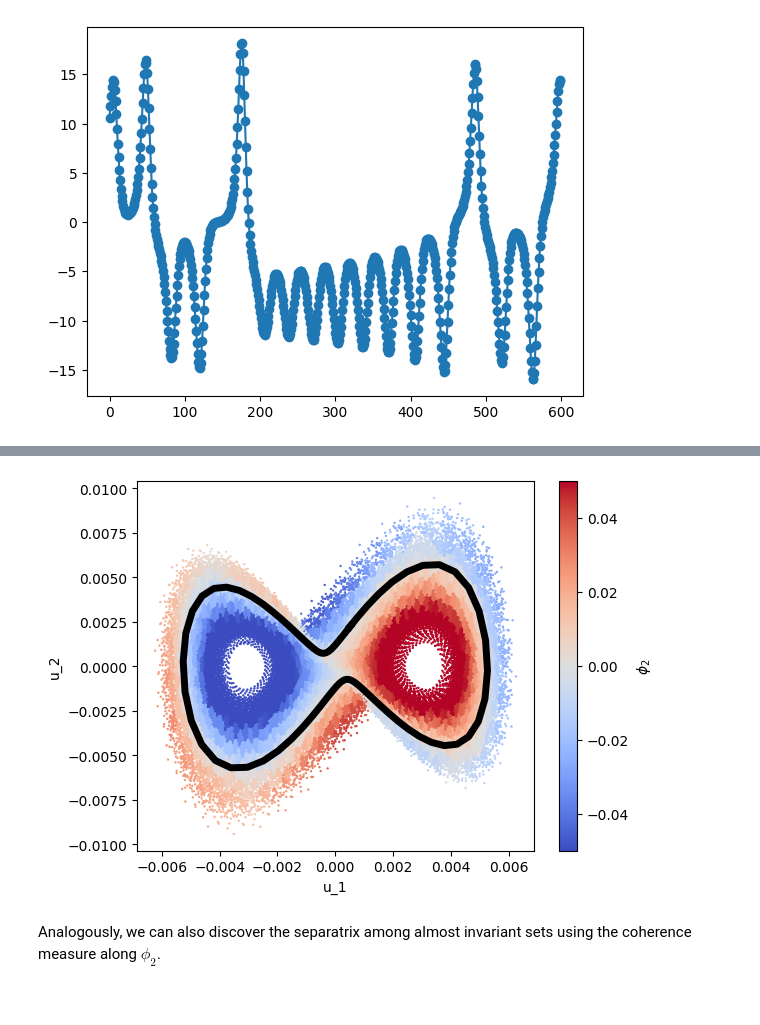
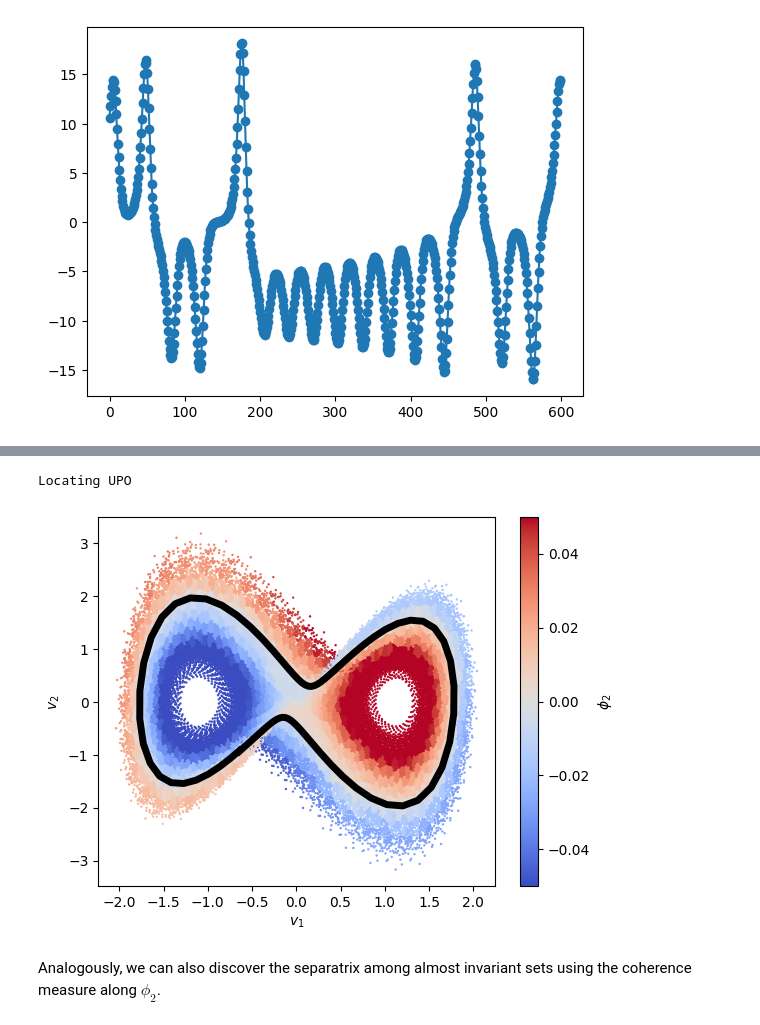
Before and after one commit to AntonioCCosta/DPG_PhysicsBehavior_2026, a Jupyter notebook: notebooks/notebook_3_Lorenz.ipynb, the cells around one changed output, grey strips where cells are left out. Saved outputs shown, nothing was run; the diff lists cells and outputs as text; code cells hidden in the pictures.

```diff
--- a/notebooks/notebook_3_Lorenz.ipynb
+++ b/notebooks/notebook_3_Lorenz.ipynb
@@ -316,5 +323,21 @@ traj_matrix = embed.trajectory_matrix(ma.masked_invalid(X),K=K_star-1)
 # %%
+print('Delay embedding')
+K_star=10
+traj_matrix = embed.trajectory_matrix(ma.masked_invalid(X),K=K_star-1)
+
+print('Partitioning reconstructed state space')
 N=1000
 #labels_all is an array with the partition that each point in the time series belongs to
 #centers is the centroid of each k-means cluster
 labels_all,centers = cl.kmeans_partition(traj_matrix,N,batchsize=50000,return_centers=True)
+
+print('Estimating the slow mode of the inferred Markov chain')
+delay=10
+P_emp = op_calc.transition_matrix(labels_all,delay)
+R = op_calc.get_reversible_transition_matrix(P_emp)
+eigvals_emp,eigvecs_emp = op_calc.sorted_spectrum(R,k=5)
+eigvecs_emp = eigvecs_emp.real
+eigvecs_emp = eigvecs_emp/np.linalg.norm(eigvecs_emp,axis=0)
+phi2_emp = eigvecs_emp[:,1]
+phi2_traj = ma.masked_invalid(phi2_emp)[labels_all]
+phi2_traj[labels_all.mask]=ma.masked
@@ -333 +350,10 @@ To visualize the trajectory matrix, we will project into 2 dimensions using sing
+# %%
+from sklearn.decomposition import PCA
+
+# Centering is handled by PCA
+pca = PCA(whiten=True,n_components=3)
+sel = ~np.any(traj_matrix.mask,axis=1)
+phspace = ma.zeros((traj_matrix.shape[0],3))
+phspace[sel] = pca.fit_transform(traj_matrix[sel])
+phspace[~sel] = ma.masked
 # %%
@@ -348,26 +371,31 @@ As before, we can identify the UPO that corresponds to the separatrix of the dyn
 # %%
 from scipy.signal import find_peaks
 
-eps = .3
+print('Locating UPO')
+#We locate the UPO by looking for recurrences in the state space
+#Recurrences are identifies by searching for peaks in 1/(||x(t+tau)-x(t)||)^2
+eps = .03
 windows = []
 wsizes = []
-for t_idx in np.random.randint(0,len(tseries)-1000,100000):
-    dist = 1/(np.linalg.norm(tseries[t_idx+1:t_idx+500]-tseries[t_idx],axis=1)**2)
+for t_idx in np.random.randint(1000,len(phspace)-1000,10000):
+    dist = 1/(np.linalg.norm(phspace[t_idx+1:t_idx+500]-phspace[t_idx],axis=1)**2)
     peaks, _ = find_peaks(dist, height=1/(eps**2))
     if len(peaks)>2:
         wsizes.append(peaks)
         windows.append([[t_idx,t_idx+peaks[k]] for k in range(len(peaks))])
+t0,tf = np.vstack(windows)[np.argmin(np.hstack(wsizes))]#shortest period UPO
 
-t0,tf = np.vstack(windows)[np.argmin(np.hstack(wsizes))]
-plt.plot(u[t0:tf+2,0],u[t0:tf+2,1],c='k',lw=5)
+
+plt.plot(phspace[t0:tf+2,0],phspace[t0:tf+2,1],c='k',lw=5)
 sel = ~phi2_traj.mask
-plt.scatter(u[sel,0],u[sel,1],c=phi2_traj[sel],cmap='coolwarm',s=0.5,vmin=-.05,vmax=.05)
+plt.scatter(phspace[sel,0],phspace[sel,1],c=phi2_traj[sel],cmap='coolwarm',s=0.5,vmin=-.05,vmax=.05)
 plt.colorbar(label=r'$\phi_2$')
-plt.xlabel('u_1')
-plt.ylabel('u_2')
+plt.xlabel('$v_1$')
+plt.ylabel('$v_2$')
 plt.show()
 # %% [output]
+Locating UPO
-[figure, old version]
+[figure, new version]
 # %% [markdown]
 Analogously, we can also discover the separatrix among almost invariant sets using the coherence measure along $\phi_2$.
 # %%
```
Also changed, not shown: parts of 30 cells of this notebook.
